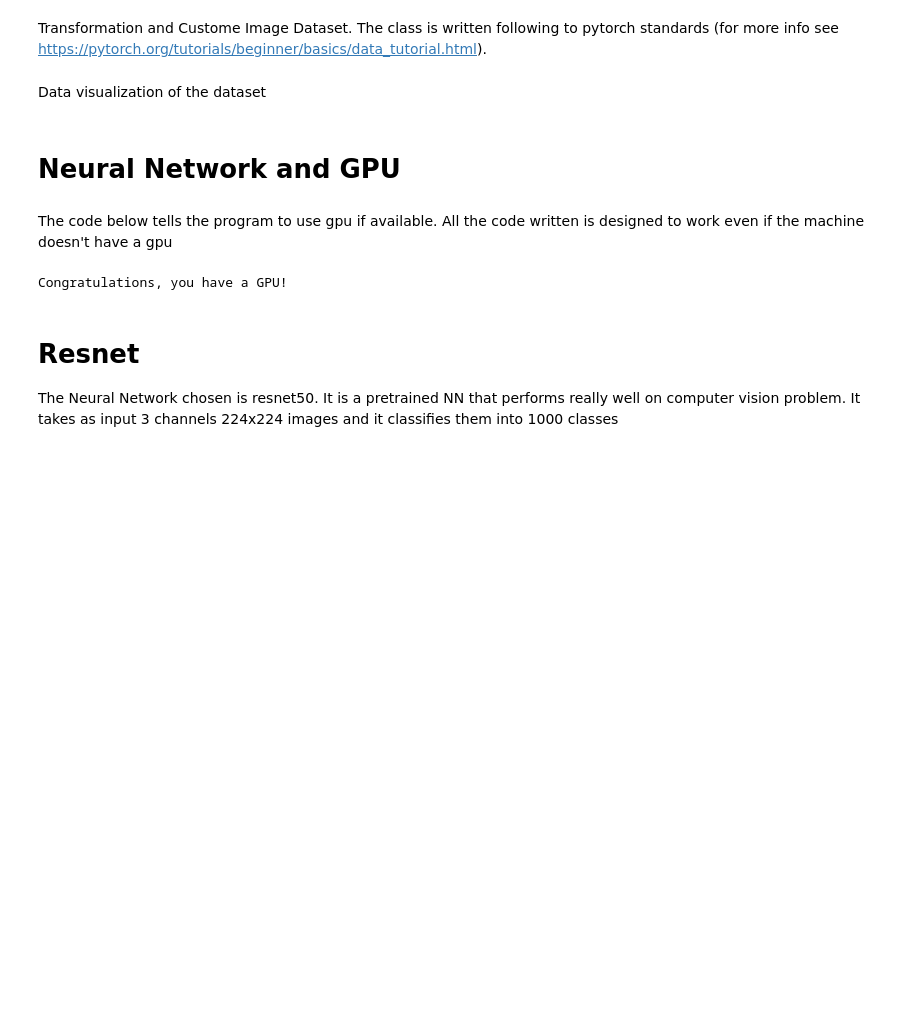
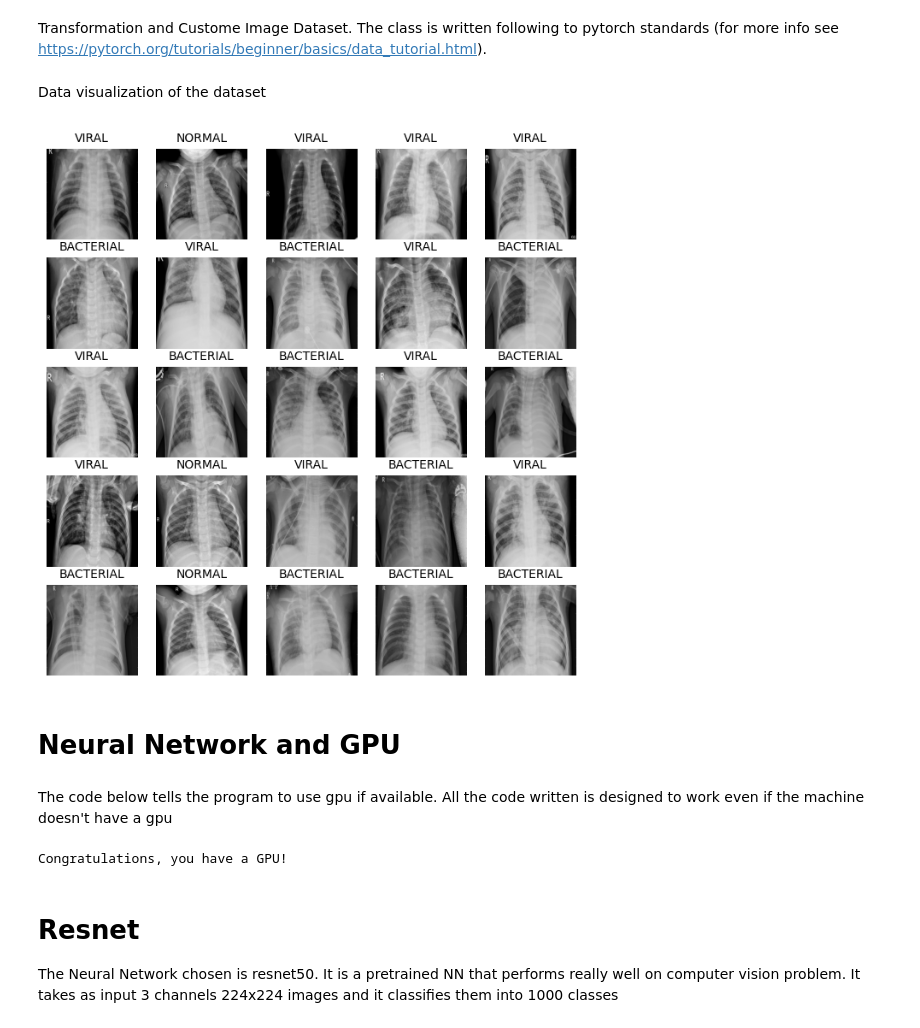
Before and after one commit to Isi2000/PATTERN, a Jupyter notebook: PATTERN.ipynb, the cells around one changed output. Saved outputs shown, nothing was run; the diff lists cells and outputs as text; code cells hidden in the pictures; blank space fills up the shorter version.

```diff
--- a/PATTERN.ipynb
+++ b/PATTERN.ipynb
@@ -141,19 +134,21 @@ Data visualization of the dataset
 # %%
 def plotter(data):
     """this plots 9 images from a dataset"""
     figure = plt.figure(figsize = (8,8))
     cols, rows = 5, 5
     for i in range(1, cols * rows + 1):
         sample_idx = torch.randint(len(data), size=(1,)).item()
         img, label = Ft.to_pil_image(data[sample_idx][0]) , data[sample_idx][1]
         #print(img.size)
         figure.add_subplot(rows, cols, i)
         plt.axis("off")
         plt.title(labels_map[label], fontsize = 10)
         plt.imshow(img)
     plt.show()
 
-#plotter(train_)
+plotter(train_)
+# %% [output]
+[figure, added]
 # %% [markdown]
 # Neural Network and GPU
 # %% [markdown]
```
Also changed, not shown: parts of 9 cells of this notebook.
